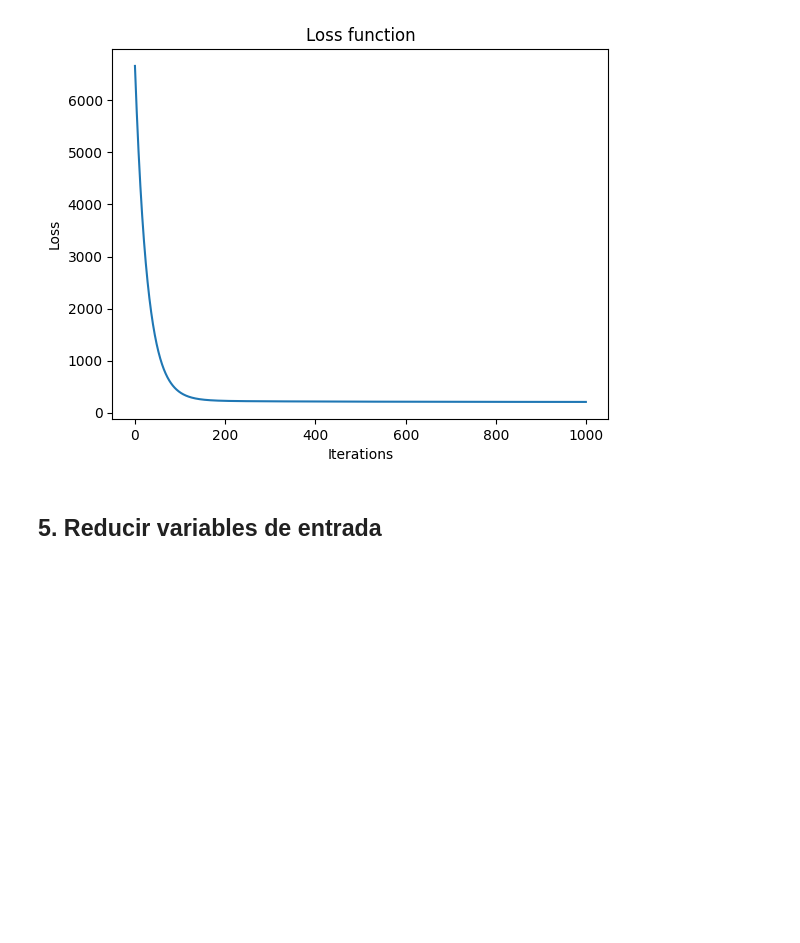
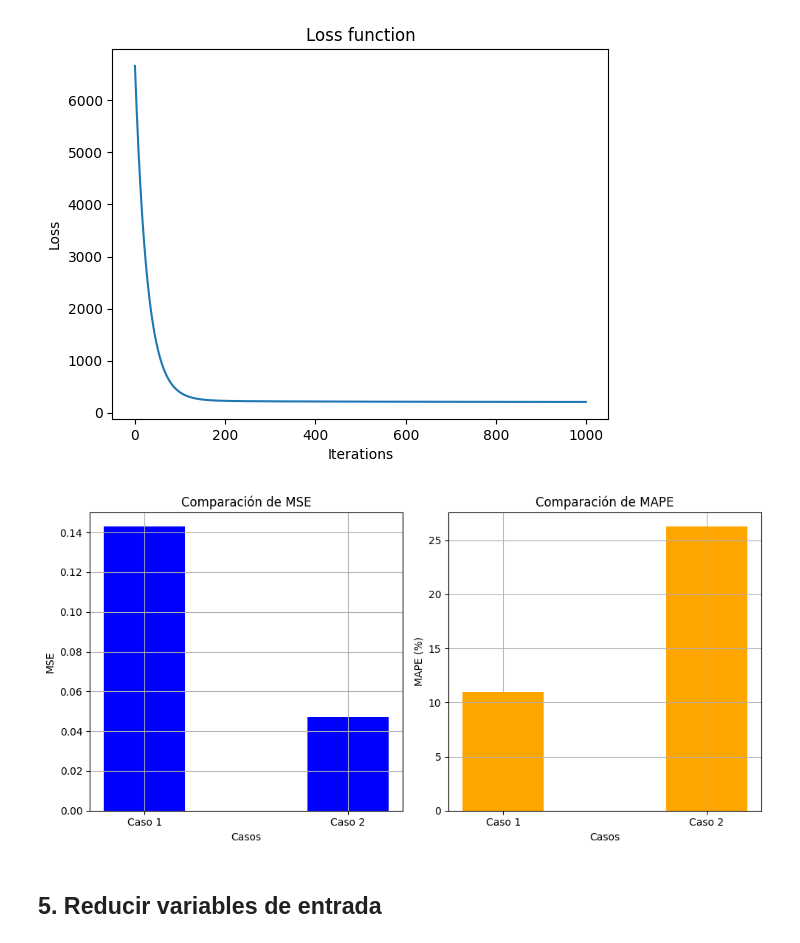
Before and after one commit to Borreguin/WorkShopUSFQ, a Jupyter notebook: Taller4/P2_LG/P2_LG.ipynb, the cells around one changed output. Saved outputs shown, nothing was run; the diff lists cells and outputs as text; code cells hidden in the pictures; blank space fills up the shorter version.

```diff
--- a/Taller4/P2_LG/P2_LG.ipynb
+++ b/Taller4/P2_LG/P2_LG.ipynb
@@ -225,5 +225,38 @@ Mean Squared Error MSE percentage:              1.491%
 Mean Absolute Percentage Error MAPE:    26.278%
 [figure]
 [figure]
+# %%
+import numpy as np
+import matplotlib.pyplot as plt
+
+# Datos de los dos casos
+metrics = ['MSE', 'MAPE']
+case_1_mse = 0.143
+case_1_mape = 11.009
+case_2_mse = 0.047
+case_2_mape = 26.278
+
+# Crear la figura y los subplots
+fig, (ax1, ax2) = plt.subplots(1, 2, figsize=(10, 5))
+
+# Gráfico de barras para MSE
+ax1.bar(['Caso 1', 'Caso 2'], [case_1_mse, case_2_mse], color='blue', width=0.4)
+ax1.set_title('Comparación de MSE')
+ax1.set_ylabel('MSE')
+ax1.set_xlabel('Casos')
+ax1.grid(True)
+
+# Gráfico de barras para MAPE
+ax2.bar(['Caso 1', 'Caso 2'], [case_1_mape, case_2_mape], color='orange', width=0.4)
+ax2.set_title('Comparación de MAPE')
+ax2.set_ylabel('MAPE (%)')
+ax2.set_xlabel('Casos')
+ax2.grid(True)
+
+# Ajustar la presentación
+plt.tight_layout()
+plt.show()
+# %% [output]
+[figure, added]
 # %% [markdown]
 ## 5. Reducir variables de entrada
```
Also changed, not shown: parts of 37 cells of this notebook.
